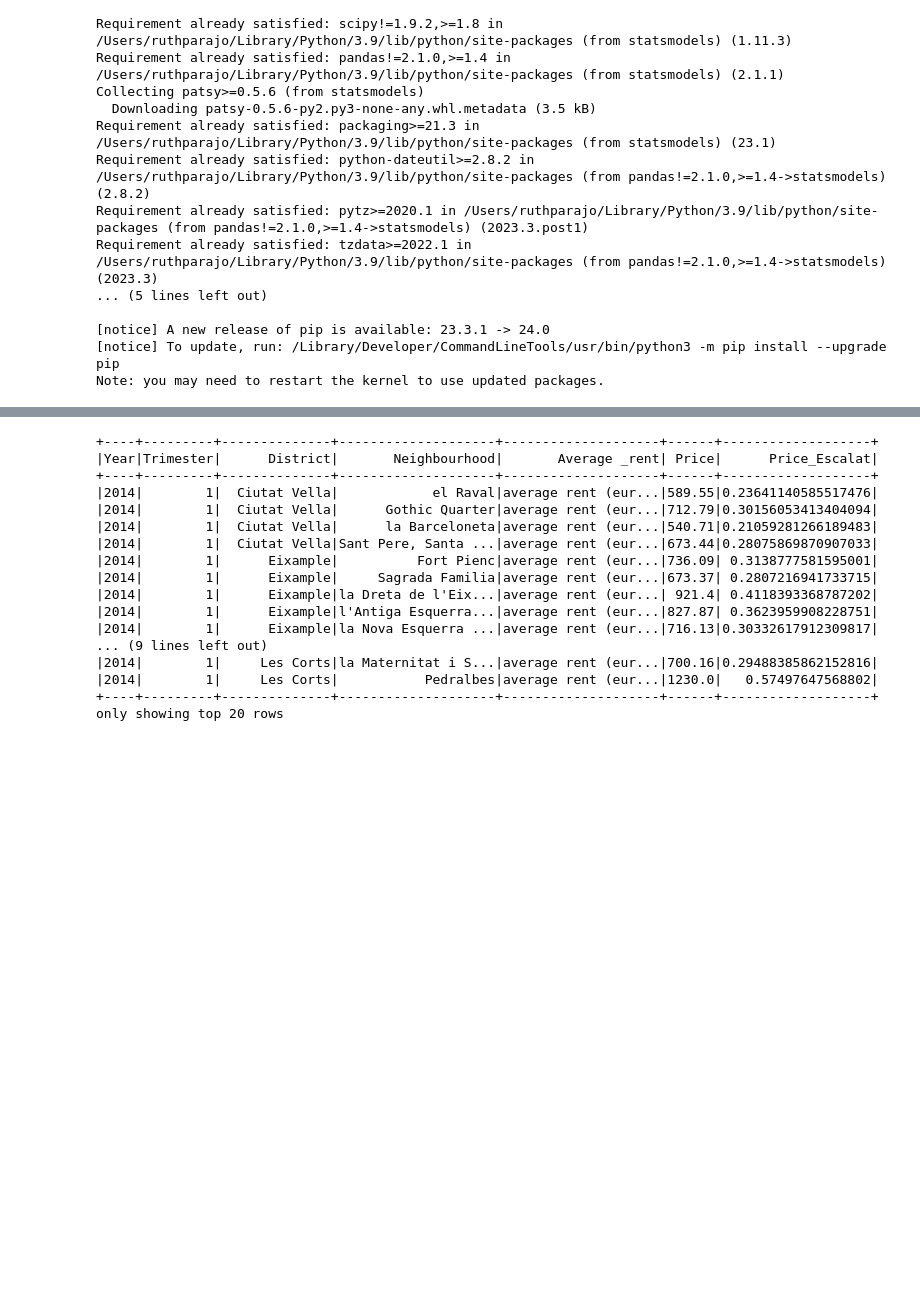
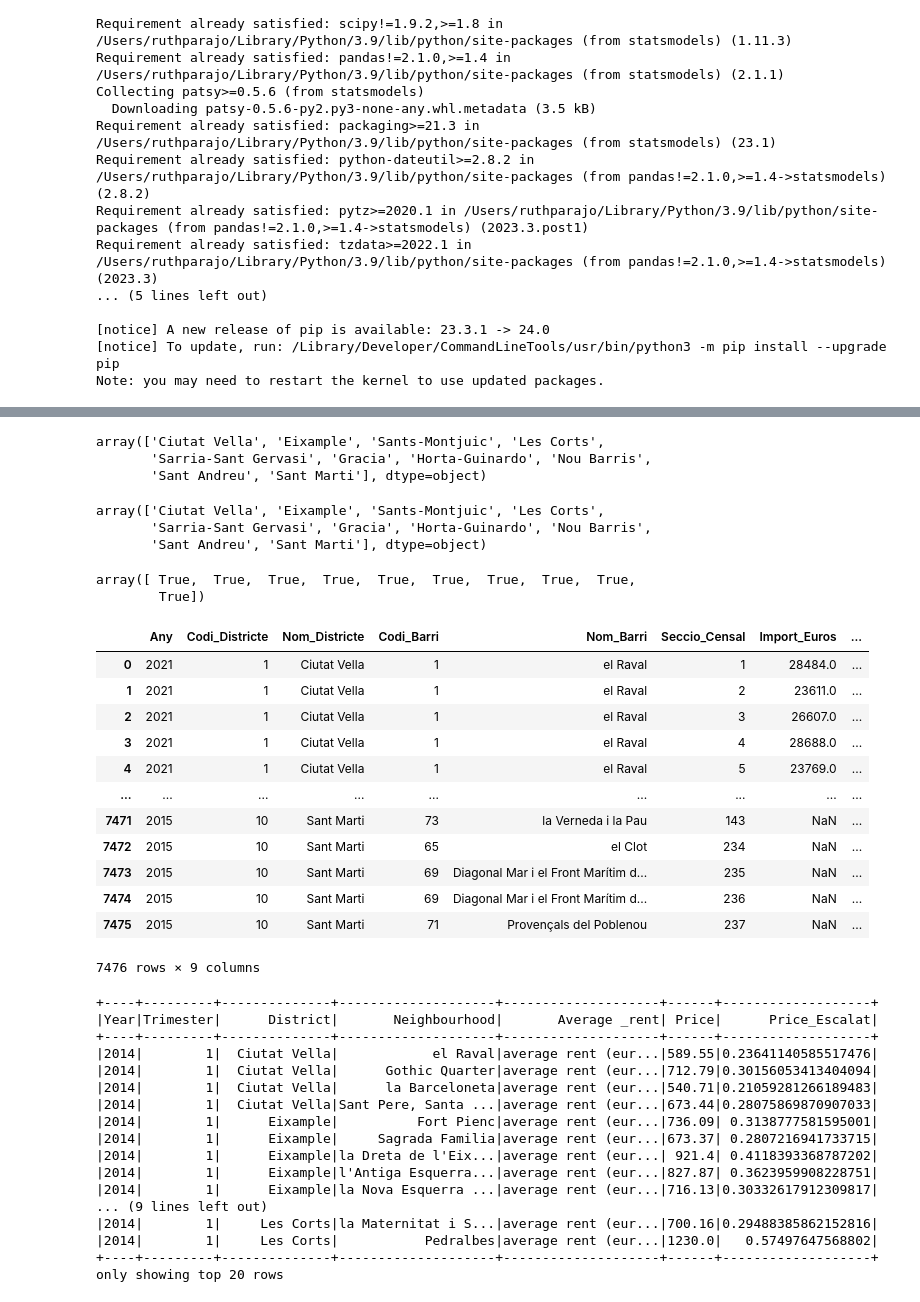
Before and after one commit to ruthparajo/FreshData-BDA, a Jupyter notebook: data_pipeline.ipynb, the cells around one changed output, grey strips where cells are left out. Drawn from its saved outputs; the diff is of its cells as text; code cells hidden in the pictures; blank space fills up the shorter version.

```diff
--- a/data_pipeline.ipynb
+++ b/data_pipeline.ipynb
@@ -25,0 +109,6 @@ Note: you may need to restart the kernel to use updated packages.
+# %%
+from unidecode import unidecode
+
+def quitar_acentos_y_L(cadena):
+    cadena_sin_acentos = unidecode(cadena)
+    return cadena_sin_acentos.replace("L'", "")
@@ -25,0 +132,34 @@ Note: you may need to restart the kernel to use updated packages.
+# %%
+df2['District'].unique()
+# %% [output]
+array(['Ciutat Vella', 'Eixample', 'Sants-Montjuic', 'Les Corts',
+       'Sarria-Sant Gervasi', 'Gracia', 'Horta-Guinardo', 'Nou Barris',
+       'Sant Andreu', 'Sant Marti'], dtype=object)
+# %%
+df['Nom_Districte'].unique()
+# %% [output]
+array(['Ciutat Vella', 'Eixample', 'Sants-Montjuic', 'Les Corts',
+       'Sarria-Sant Gervasi', 'Gracia', 'Horta-Guinardo', 'Nou Barris',
+       'Sant Andreu', 'Sant Marti'], dtype=object)
+# %%
+df2['District'].unique() ==df['Nom_Districte'].unique()
+# %% [output]
+array([ True,  True,  True,  True,  True,  True,  True,  True,  True,
+        True])
+# %%
+df['Nom_Districte']= df['Nom_Districte'].apply(quitar_acentos_y_L)
+df
+# %% [output]
+|  | Any | Codi_Districte | Nom_Districte | Codi_Barri | Nom_Barri | Seccio_Censal | Import_Euros | ... |
+| 0 | 2021 | 1 | Ciutat Vella | 1 | el Raval | 1 | 28484.0 | ... |
+| 1 | 2021 | 1 | Ciutat Vella | 1 | el Raval | 2 | 23611.0 | ... |
+| 2 | 2021 | 1 | Ciutat Vella | 1 | el Raval | 3 | 26607.0 | ... |
+| 3 | 2021 | 1 | Ciutat Vella | 1 | el Raval | 4 | 28688.0 | ... |
+| 4 | 2021 | 1 | Ciutat Vella | 1 | el Raval | 5 | 23769.0 | ... |
+| ... | ... | ... | ... | ... | ... | ... | ... | ... |
+| 7471 | 2015 | 10 | Sant Marti | 73 | la Verneda i la Pau | 143 | NaN | ... |
+| 7472 | 2015 | 10 | Sant Marti | 65 | el Clot | 234 | NaN | ... |
+| 7473 | 2015 | 10 | Sant Marti | 69 | Diagonal Mar i el Front Marítim d... | 235 | NaN | ... |
+| 7474 | 2015 | 10 | Sant Marti | 69 | Diagonal Mar i el Front Marítim d... | 236 | NaN | ... |
+| 7475 | 2015 | 10 | Sant Marti | 71 | Provençals del Poblenou | 237 | NaN | ... |
+7476 rows × 9 columns
```
Also changed, not shown: parts of 11 cells of this notebook, 1 other file.
